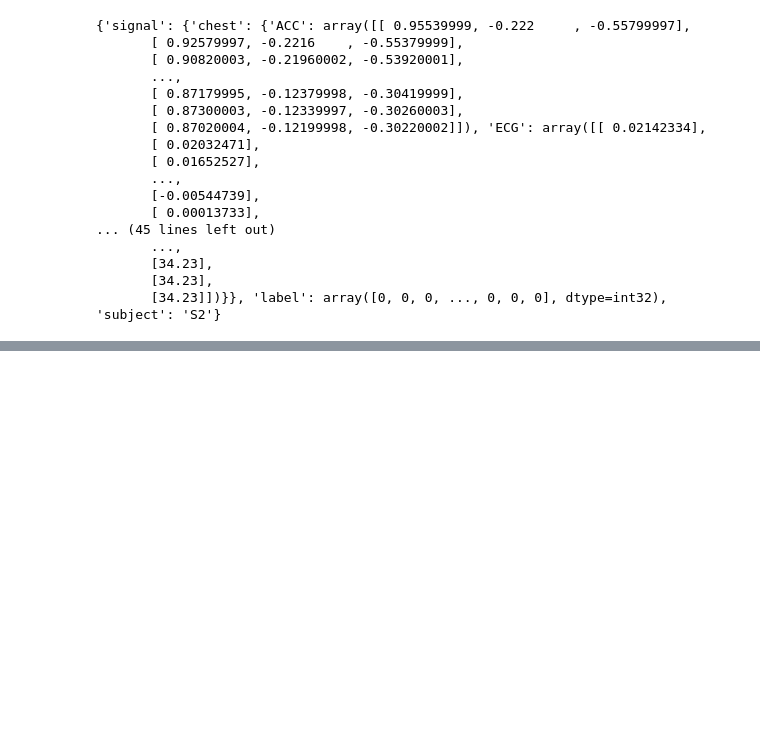
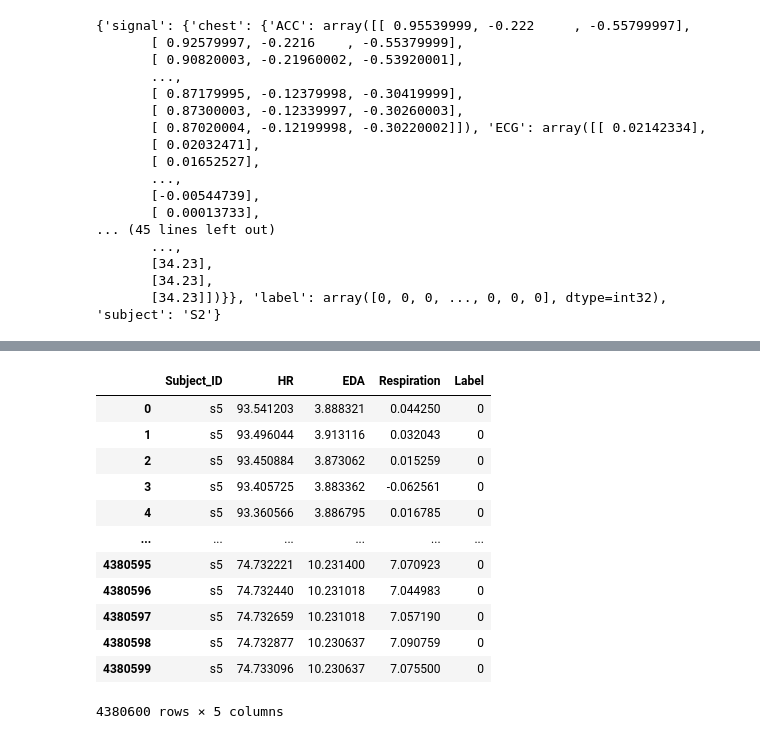
Before and after one commit to abdul-azeem-elsharkawy/Stress-Detection-via-Wearable-Sensors, a Jupyter notebook: stress-detection-via-wearable-sensors.ipynb, the cells around one changed output, grey strips where cells are left out. Cells and saved outputs as stored; diff of their text form; code cells hidden in the pictures; blank space fills up the shorter version.

```diff
--- a/stress-detection-via-wearable-sensors.ipynb
+++ b/stress-detection-via-wearable-sensors.ipynb
@@ -103,0 +248,3 @@ print(time)
+# %%
+with open('/kaggle/input/wesad-full-dataset/WESAD/S5/S5.pkl', "rb") as file:
+    s5 = pickle.load(file, encoding="latin1")
@@ -103,0 +253,52 @@ print(time)
+# %%
+s5_ecg_signal = s5["signal"]["chest"]["ECG"]
+s5_eda_signal = s5["signal"]["chest"]["EDA"]
+s5_resp_signal = s5["signal"]["chest"]["Resp"]
+s5_labels = s5["label"]
+
+# Flatten the data (make it 1D array)
+s5_ecg_signal = s5_ecg_signal.flatten()
+s5_eda_signal = s5_eda_signal.flatten()
+s5_resp_signal = s5_resp_signal.flatten()
+
+# Noise Reduction
+s5_ecg_cleaned = nk.ecg_clean(s5_ecg_signal, sampling_rate=fs_ecg)
+
+# Finding R-Peaks
+s5_r_peaks, _ = signal.find_peaks(s5_ecg_cleaned, distance=fs_ecg*0.6, height=np.mean(s5_ecg_cleaned))
+
+# Calculate HR in Beats Per Minute (BPM)
+s5_rr_intervals = np.diff(s5_r_peaks) / fs_ecg
+s5_hr_bpm = 60 / s5_rr_intervals
+
+# Making HR and EDA equal in number of samples
+s5_hr_bpm_resampled = np.interp(np.linspace(0, len(s5_hr_bpm), len(s5_eda_signal)),
+                             np.linspace(0, len(s5_hr_bpm), len(s5_hr_bpm)),
+                             s5_hr_bpm)
+
+# Synchronizing features and labels
+s5_data_dict = {
+    "Subject_ID": 's5',
+    "HR": s5_hr_bpm_resampled,         # معدل ضربات القلب (HR) متزامن مع EDA
+    "EDA": s5_eda_signal[:len(s5_hr_bpm_resampled)],  # اقتصاص EDA ليتطابق مع HR
+    "Respiration": s5_resp_signal[:len(s5_hr_bpm_resampled)],  # اقتصاص Respiration
+    "Label": s5_labels[:len(s5_hr_bpm_resampled)]  # التصنيفات الخاصة بالمريض
+}
+
+s5_df = pd.DataFrame(s5_data_dict)
+# %%
+s5_df
+# %% [output]
+|  | Subject_ID | HR | EDA | Respiration | Label |
+| 0 | s5 | 93.541203 | 3.888321 | 0.044250 | 0 |
+| 1 | s5 | 93.496044 | 3.913116 | 0.032043 | 0 |
+| 2 | s5 | 93.450884 | 3.873062 | 0.015259 | 0 |
+| 3 | s5 | 93.405725 | 3.883362 | -0.062561 | 0 |
+| 4 | s5 | 93.360566 | 3.886795 | 0.016785 | 0 |
+| ... | ... | ... | ... | ... | ... |
+| 4380595 | s5 | 74.732221 | 10.231400 | 7.070923 | 0 |
+| 4380596 | s5 | 74.732440 | 10.231018 | 7.044983 | 0 |
+| 4380597 | s5 | 74.732659 | 10.231018 | 7.057190 | 0 |
+| 4380598 | s5 | 74.732877 | 10.230637 | 7.090759 | 0 |
+| 4380599 | s5 | 74.733096 | 10.230637 | 7.075500 | 0 |
+4380600 rows × 5 columns
```
Also changed, not shown: parts of 34 cells of this notebook.
